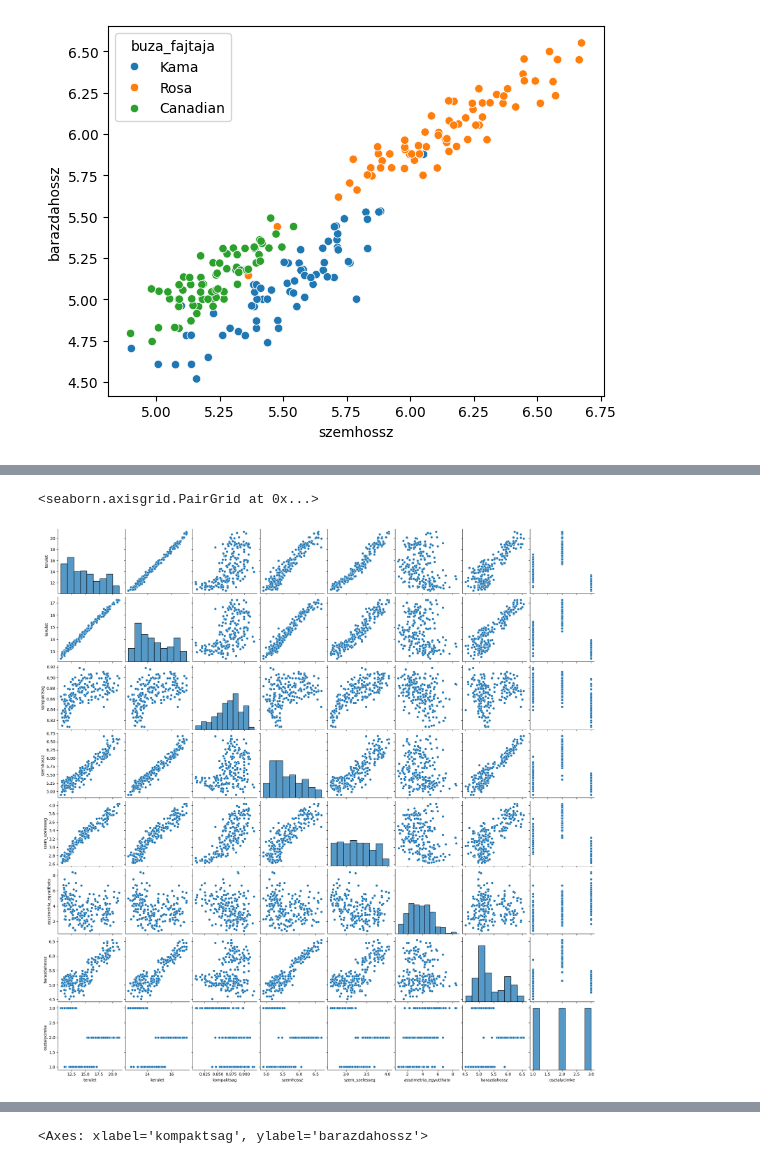
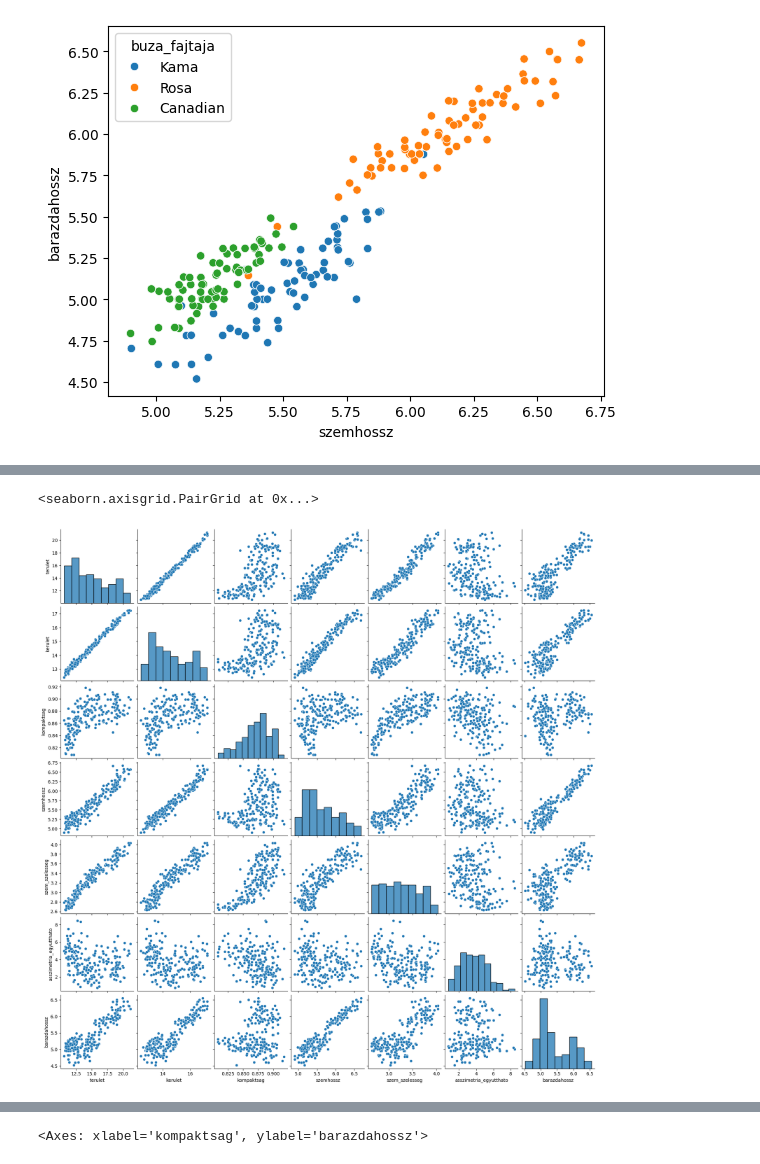
Before and after one commit to lacithelaci/oktatas, a Jupyter notebook: egyetemi_feleves_cuccok/4_szemeszter/big data/beadando/beadando.ipynb, the cells around one changed output, grey strips where cells are left out. Drawn from its saved outputs; the diff is of its cells as text; code cells hidden in the pictures.

```diff
--- a/egyetemi_feleves_cuccok/4_szemeszter/big data/beadando/beadando.ipynb
+++ b/egyetemi_feleves_cuccok/4_szemeszter/big data/beadando/beadando.ipynb
@@ -165,7 +253,8 @@ sns.scatterplot(data=df,x='szemhossz',y='barazdahossz', hue='buza_fajtaja')
 # %%
 # Csak a numerikus típusú oszlopok kiválasztása
 numeric_df = df.select_dtypes(include='number')
+numeric_df = numeric_df.drop('osztalycimke',axis=1)
 sns.pairplot(numeric_df)
 # %% [output]
 <seaborn.axisgrid.PairGrid at 0x...>
-[figure, old version]
+[figure, new version]
```
Also changed, not shown: parts of 18 cells of this notebook.
